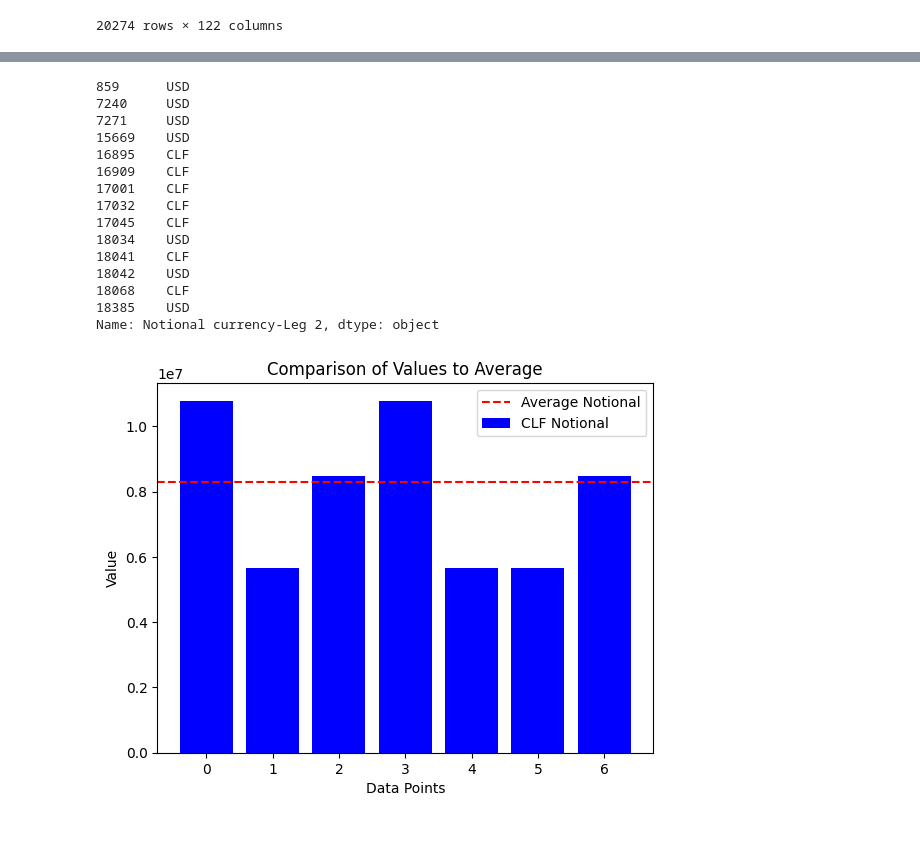
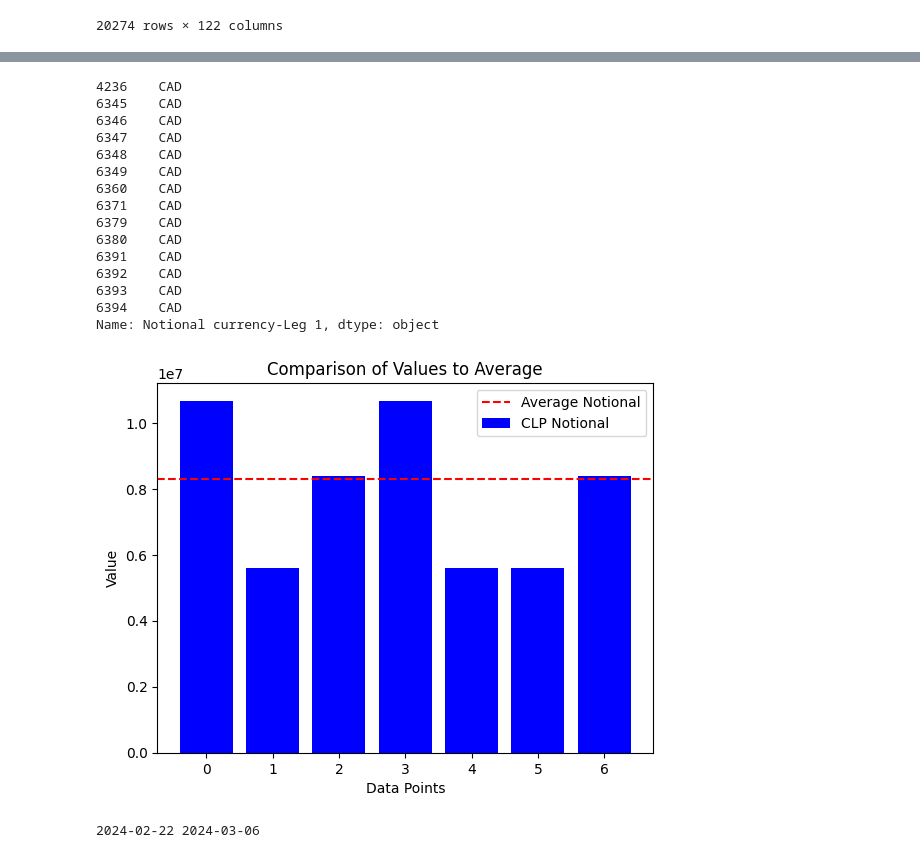
Before and after one commit to Mehedi24434/sdrpy, a Jupyter notebook: test.ipynb, the cells around one changed output, grey strips where cells are left out. Drawn from its saved outputs; the diff is of its cells as text; code cells hidden in the pictures.

Commit message:
data module reade

```diff
--- a/test.ipynb
+++ b/test.ipynb
@@ -17,3 +17,7 @@ df
 | 20272 | 65e454fd0a11a96c015c884a | 918763533 | 900985241.0 | CORR | NaN | 2024-03-01T07:24:16Z | ... |
 | 20273 | 65e454fd0a11a96c015c8848 | 918761897 | 900985241.0 | TERM | NOVA | 2024-03-01T07:24:16Z | ... |
 20274 rows × 122 columns
+# %%
+from sdrpy.data.data_module import get_data
+df=get_data(product="xccy",product_type="FixedFloat",date_range="-15d")
+df
@@ -20,6 +38,6 @@ df
 # %%
 from sdrpy.filters.filter_functions import get_trades
-df1 =  get_trades (df, product="xccy", product_type="FixedFloat",date_range="-30d")
+df1 =  get_trades (df,product="xccy",product_type="FixedFloat",date_range="-3d")
 df1
 # %% [output]
 InterestRate:CrossCurrency:FixedFloat
@@ -58,23 +63,28 @@ See the caveats in the documentation: https://pandas.pydata.org/pandas-docs/stab
 # %%
-df1["Notional currency-Leg 2"]
+df1["Notional currency-Leg 1"]
 # %% [output]
-859      USD
-7240     USD
-7271     USD
-15669    USD
-16895    CLF
-16909    CLF
-17001    CLF
-17032    CLF
-17045    CLF
-18034    USD
-18041    CLF
-18042    USD
-18068    CLF
-18385    USD
-Name: Notional currency-Leg 2, dtype: object
+4236    CAD
+6345    CAD
+6346    CAD
+6347    CAD
+6348    CAD
+6349    CAD
+6360    CAD
+6371    CAD
+6379    CAD
+6380    CAD
+6391    CAD
+6392    CAD
+6393    CAD
+6394    CAD
+Name: Notional currency-Leg 1, dtype: object
 # %%
 from sdrpy.filters.filter_functions import plot_notional_comparison
-plot_notional_comparison(df1,"CLF")
+plot_notional_comparison(df1,"CLP")
 # %% [output]
-[figure, old version]
+[figure, new version]
+# %%
+from sdrpy.data.data_module import get_data
+df=get_data()
+# %% [output]
+2024-02-22 2024-03-06
```
Also changed, not shown: parts of 3 cells of this notebook, 3 other files.
